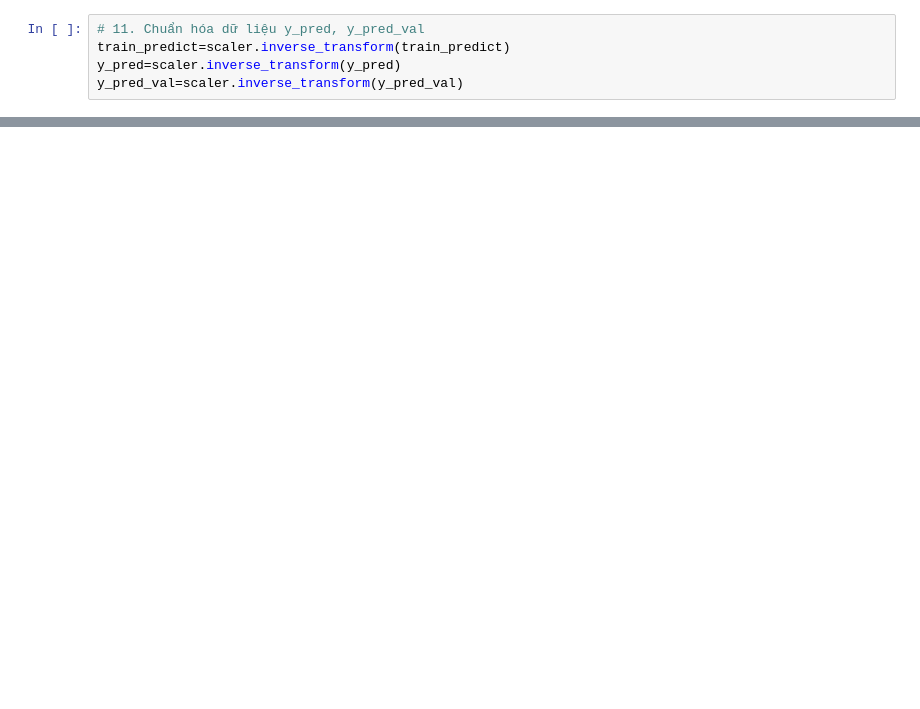
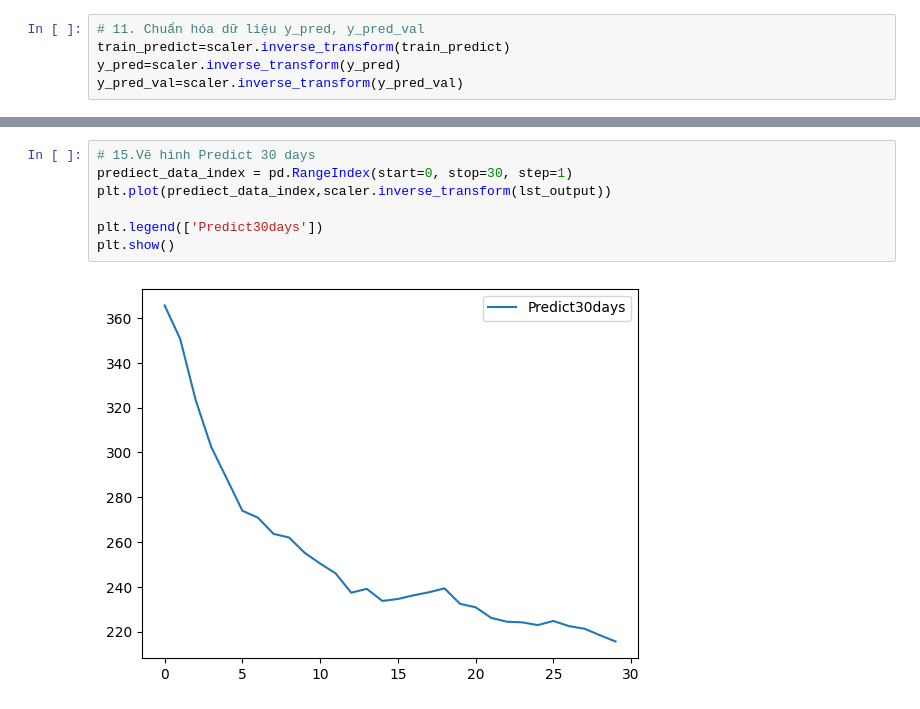
Before and after one commit to dangnghiepcuong/IS403.N21.HTTT_Nhom2, a Jupyter notebook: 2. RNN/RNN_NVDA_6-3-1.ipynb, the cells around one changed output, grey strips where cells are left out. Cells and saved outputs as stored; diff of their text form; blank space fills up the shorter version.

```diff
--- a/2. RNN/RNN_NVDA_6-3-1.ipynb
+++ b/2. RNN/RNN_NVDA_6-3-1.ipynb
@@ -204,3 +213,12 @@ Testing MAE: 201.5727422791035
+# %%
+# 15.Vẽ hình Predict 30 days
+prediect_data_index = pd.RangeIndex(start=0, stop=30, step=1)
+plt.plot(prediect_data_index,scaler.inverse_transform(lst_output))
+
+plt.legend(['Predict30days'])
+plt.show()
+# %% [output]
+[figure, added]
 # %%
 scaler.inverse_transform(lst_output)[:6, 0]
 # %% [output]
```
Also changed, not shown: parts of 8 cells of this notebook, 13 other files.
